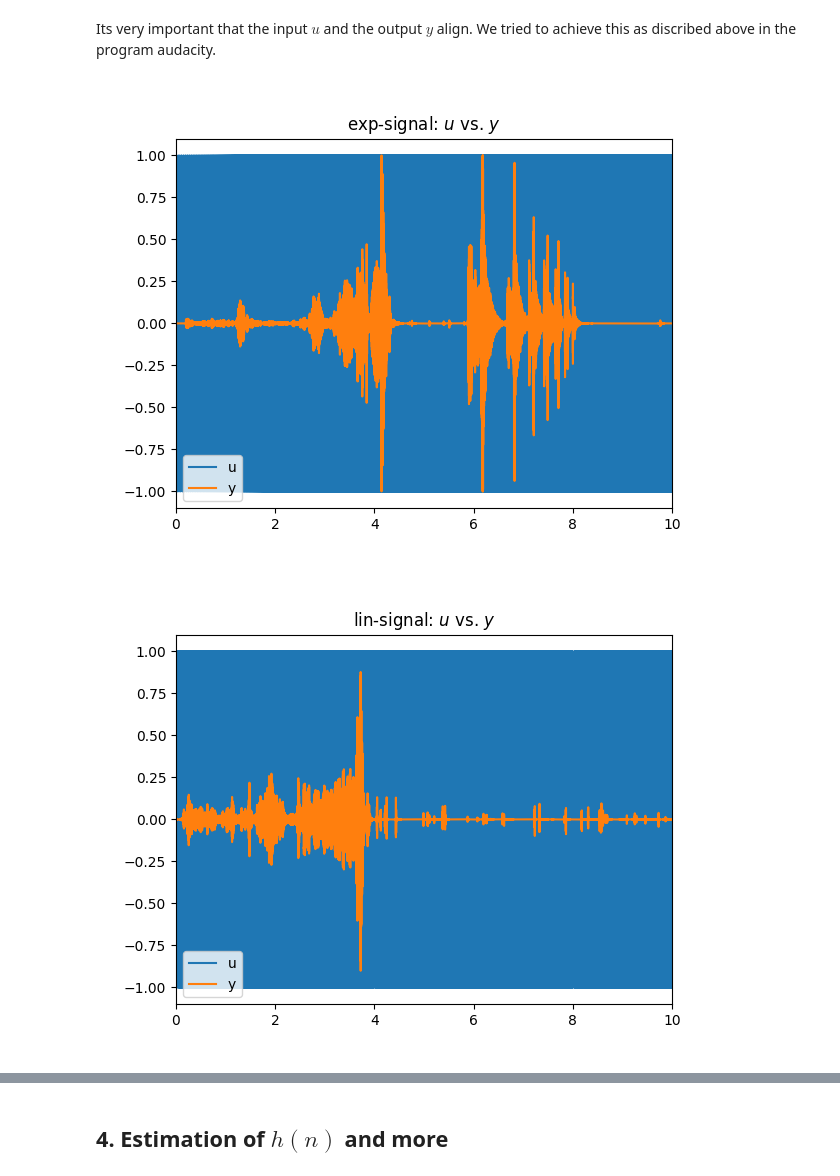
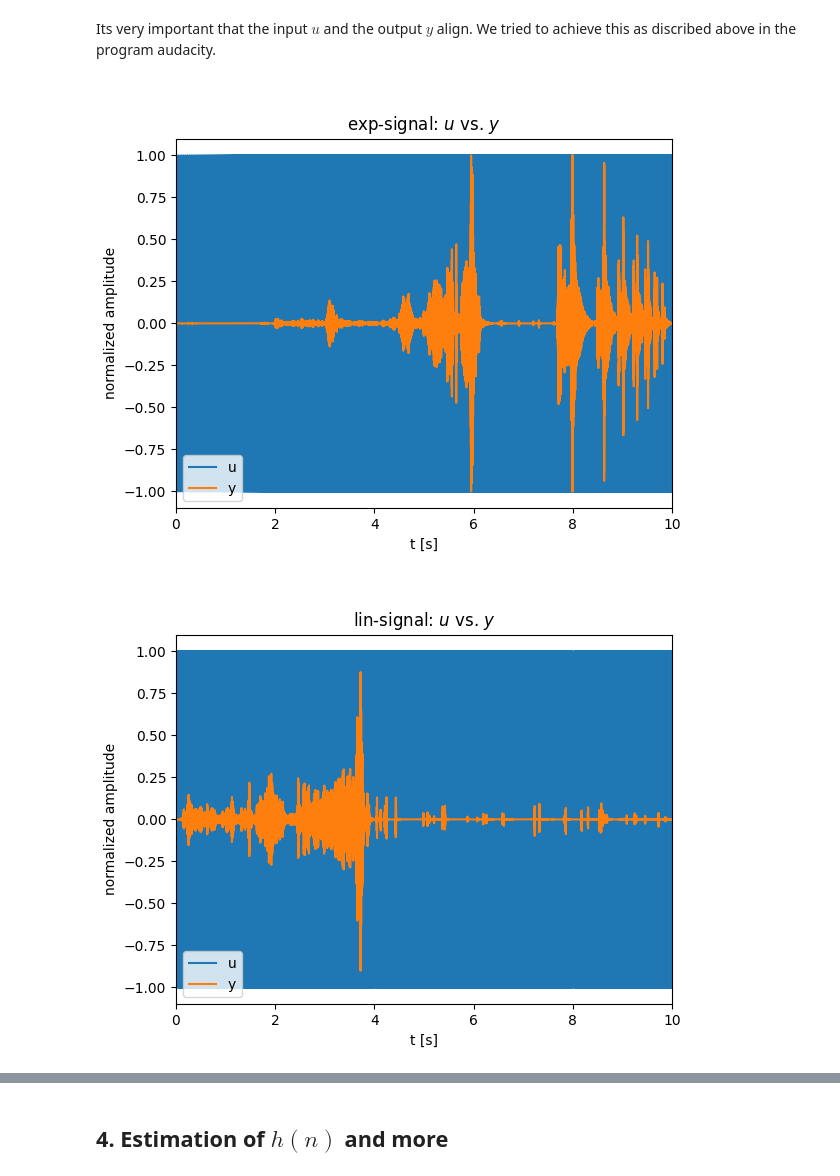
Before and after one commit to CocoMZ/TP2, a Jupyter notebook: main.ipynb, the cells around one changed output, grey strips where cells are left out. Drawn from its saved outputs; the diff is of its cells as text; code cells hidden in the pictures.

```diff
--- a/main.ipynb
+++ b/main.ipynb
@@ -207,21 +192,34 @@ for filename in os.listdir(folder_path):
     y, f_y = librosa.load(file_path, sr = fs)
     key = os.path.splitext(filename)[0]
     y_dict[key] = y
+# %%
+folder_path = r"sofias_things"
+y_dict = {}
+start = n_delay+n_sync
+end = int(start+duration*fs)
+for filename in os.listdir(folder_path):
+    file_path = os.path.join(folder_path, filename)
+    y, f_y = librosa.load(file_path, sr = fs)
+    key = os.path.splitext(filename)[0]
+    y_dict[key] = y[start:end]
+    # plt.figure()
+    # plt.title(f"{key}")
+    # plt.plot(y_dict[key])
 # %%
 
 for key, y in y_dict.items():
     if len(y) < len(u_dict[key]):
         y_dict[key] = np.pad(y,(0,int(len(u_dict[key])-len(y))), 'constant')
     elif len(y) > len(u_dict[key]):
         y_dict[key]= y[:len(u_dict[key])]
     plt.figure()
     plt.title(f"{key}-signal: $u$ vs. $y$")
     plt.plot(t, u_dict[key], label = "u")
     plt.plot(t, y_dict[key], label = "y")
     plt.xlabel("t [s]")
-    plt.ylable("normalized amplitude")
+    plt.ylabel("normalized amplitude")
     plt.xlim(0,10)
     plt.legend()
 # %% [output]
-[figure, old version]
+[figure, new version]
-[figure, old version]
+[figure, new version]
```
Also changed, not shown: parts of 18 cells of this notebook, 5 other files.
